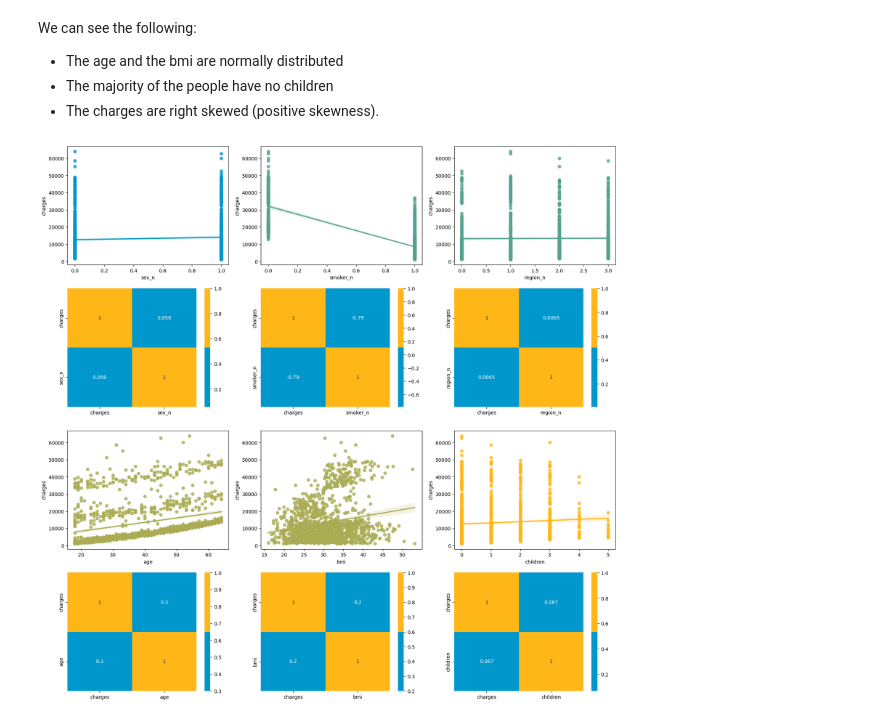
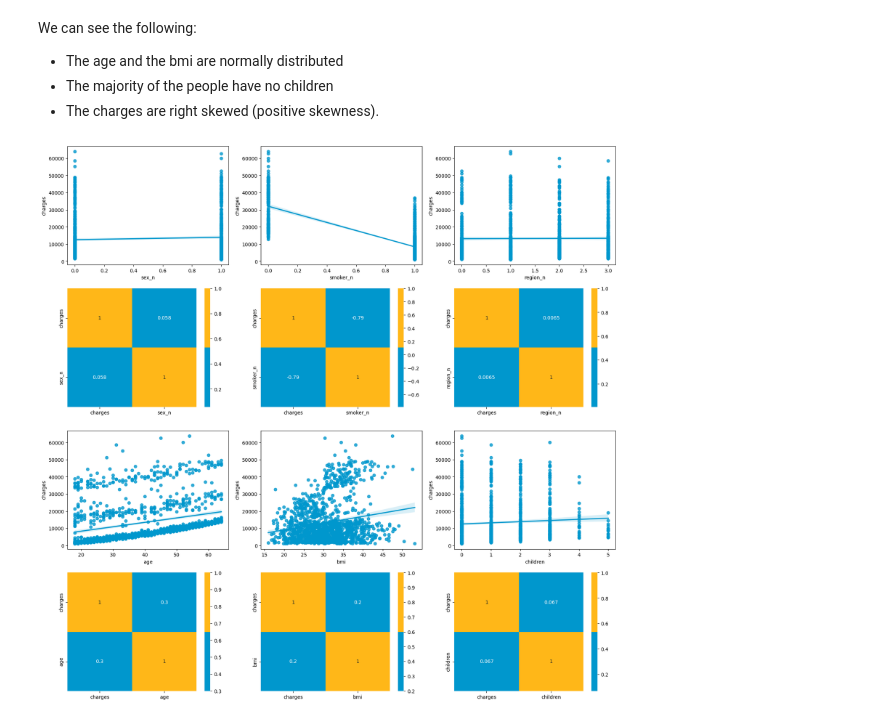
Before and after one commit to fevc08/linear_regression_model, a Jupyter notebook: src/explore.ipynb, the cells around one changed output. Saved outputs shown, nothing was run; the diff lists cells and outputs as text; code cells hidden in the pictures.

```diff
--- a/src/explore.ipynb
+++ b/src/explore.ipynb
@@ -155,36 +156,36 @@ medical_insurance_df['region_n'] = pd.factorize(medical_insurance_df['region'])[
 
 # Create a reglot and heatmap to visualize the correlation between variables
 # Create the figure and axes objects
 fig, ax = plt.subplots(4, 3, figsize=(20, 20))
 
 # Define your custom colors as real numbers (RGB values)
 import matplotlib.colors as mcolors
 color1 = mcolors.to_rgba("#0097CD")
 color2 = mcolors.to_rgba("#FFB718")
 
 # Create a custom colormap using the specified colors
 custom_cmap = mcolors.ListedColormap([color1, color2])
 
 # Create the regplot and heatmap for sex_n
 sns.regplot(ax = ax[0, 0], data = medical_insurance_df, x = 'sex_n', y = 'charges', color = color[0])
 sns.heatmap(ax = ax[1, 0], data = medical_insurance_df[['charges', 'sex_n']].corr(), annot = True, cmap = custom_cmap)
 # Create the regplot and heatmap for smoker_n
-sns.regplot(ax = ax[0, 1], data = medical_insurance_df, x = 'smoker_n', y = 'charges', color = color[1])
+sns.regplot(ax = ax[0, 1], data = medical_insurance_df, x = 'smoker_n', y = 'charges', color = color[0])
 sns.heatmap(ax = ax[1, 1], data = medical_insurance_df[['charges', 'smoker_n']].corr(), annot = True, cmap = custom_cmap)
 # Create the regplot and heatmap for region_n
-sns.regplot(ax = ax[0, 2], data = medical_insurance_df, x = 'region_n', y = 'charges', color = color[1])
+sns.regplot(ax = ax[0, 2], data = medical_insurance_df, x = 'region_n', y = 'charges', color = color[0])
 sns.heatmap(ax = ax[1, 2], data = medical_insurance_df[['charges', 'region_n']].corr(), annot = True, cmap = custom_cmap)
 # Create the regplot and heatmap for age
-sns.regplot(ax = ax[2, 0], data = medical_insurance_df, x = 'age', y = 'charges', color = color[2])
+sns.regplot(ax = ax[2, 0], data = medical_insurance_df, x = 'age', y = 'charges', color = color[0])
 sns.heatmap(ax = ax[3, 0], data = medical_insurance_df[['charges', 'age']].corr(), annot = True, cmap = custom_cmap)
 # Create the regplot and heatmap for bmi
-sns.regplot(ax = ax[2, 1], data = medical_insurance_df, x = 'bmi', y = 'charges', color = color[2])
+sns.regplot(ax = ax[2, 1], data = medical_insurance_df, x = 'bmi', y = 'charges', color = color[0])
 sns.heatmap(ax = ax[3, 1], data = medical_insurance_df[['charges', 'bmi']].corr(), annot = True, cmap = custom_cmap)
 # Create the regplot and heatmap for children
-sns.regplot(ax = ax[2, 2], data = medical_insurance_df, x = 'children', y = 'charges', color = color[3])
+sns.regplot(ax = ax[2, 2], data = medical_insurance_df, x = 'children', y = 'charges', color = color[0])
 sns.heatmap(ax = ax[3, 2], data = medical_insurance_df[['charges', 'children']].corr(), annot = True, cmap = custom_cmap)
 
 # Show the plot
 plt.show()
 # %% [output]
-[figure, old version]
+[figure, new version]
```
Also changed, not shown: parts of 13 cells of this notebook, 2 other files.
